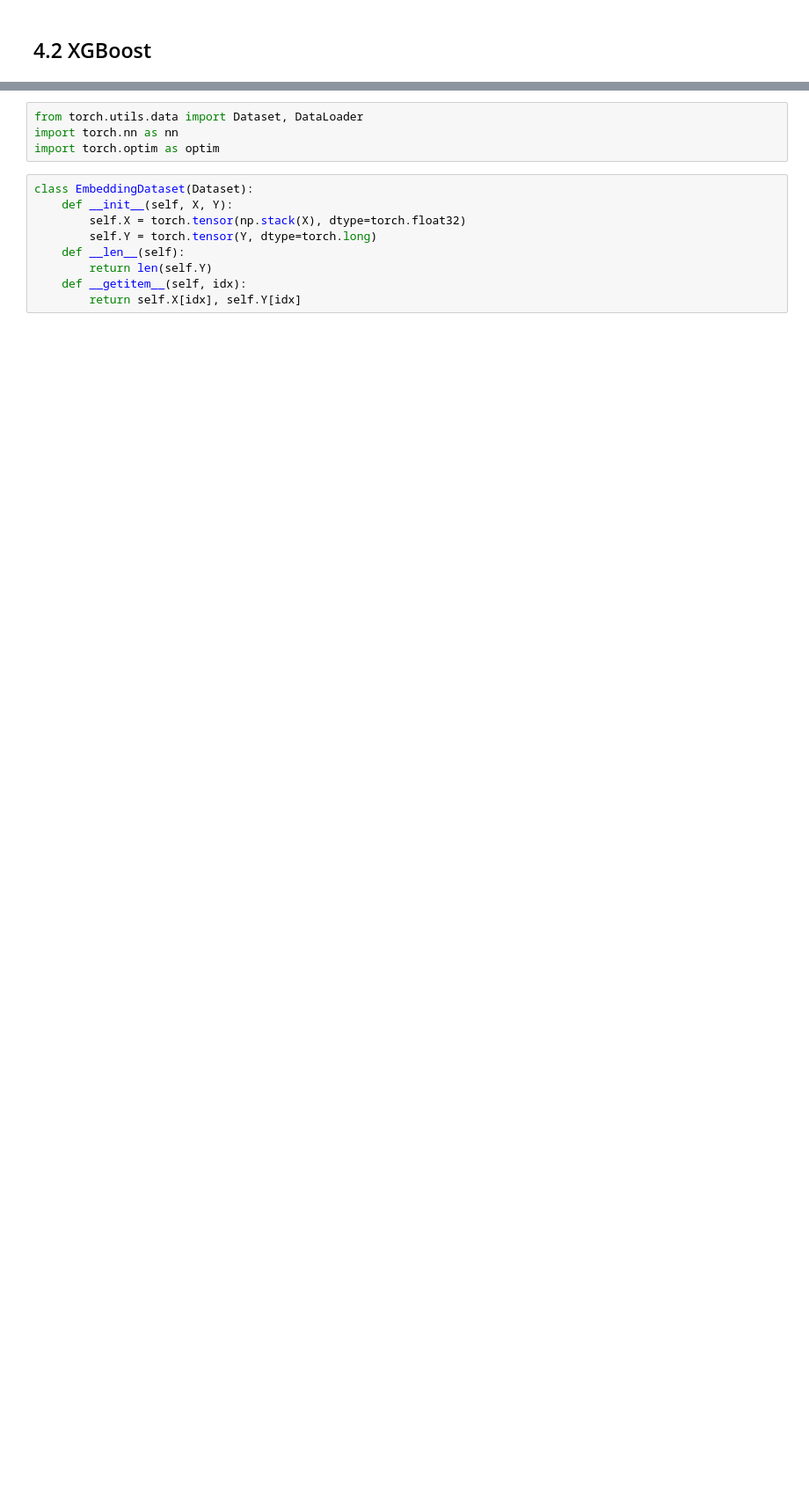
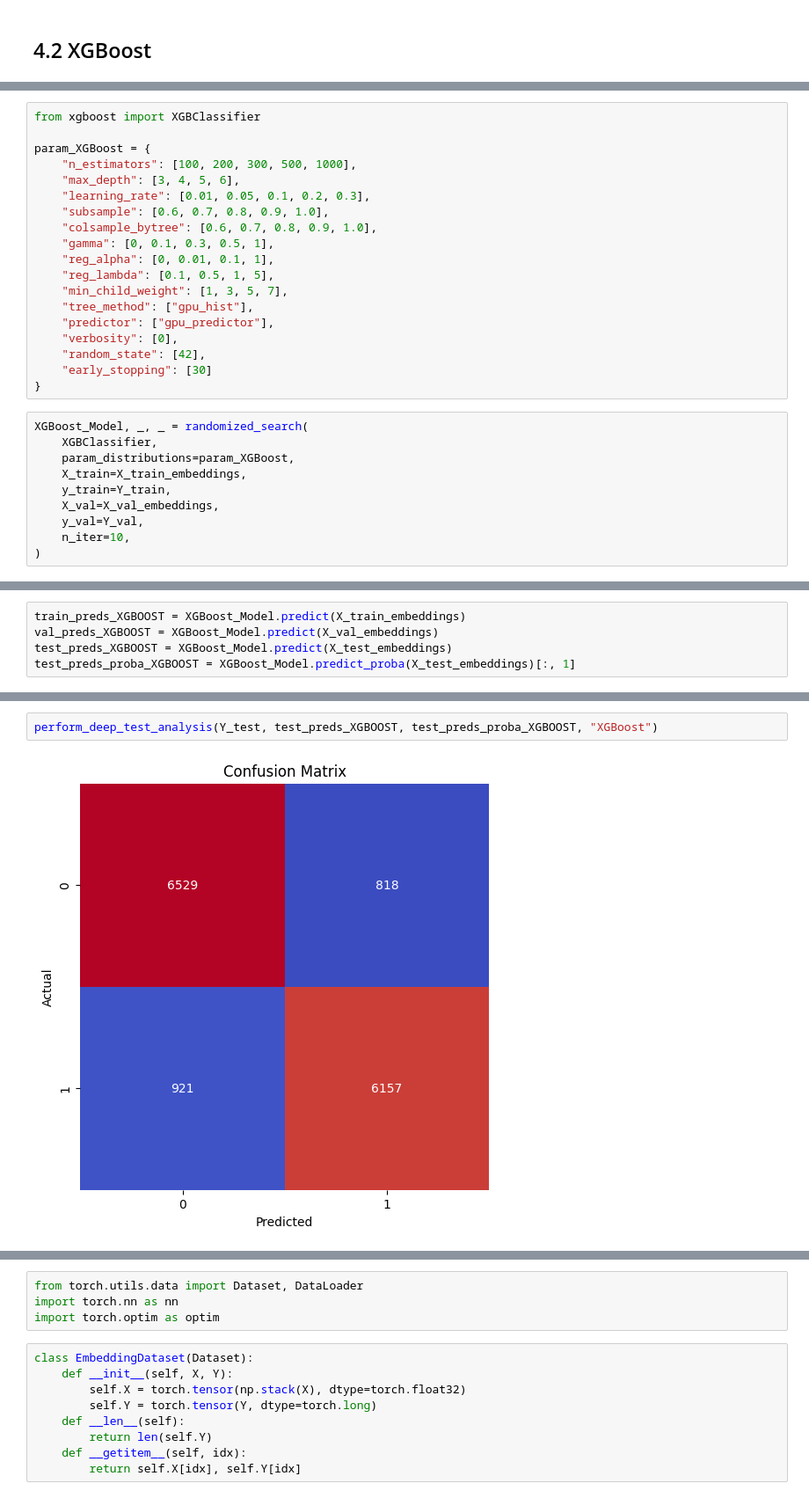
Before and after one commit to SujanNeupane42/data606_capstone_teamC, a Jupyter notebook: notebooks/classification_with_pretrained_embeddings.ipynb, the cells around one changed output, grey strips where cells are left out. Shown at 88% size. Saved outputs shown, nothing was run; the diff lists cells and outputs as text; blank space fills up the shorter version.

```diff
--- a/notebooks/classification_with_pretrained_embeddings.ipynb
+++ b/notebooks/classification_with_pretrained_embeddings.ipynb
@@ -201,0 +295,29 @@ test_preds = model.predict(X_test_embeddings)
+# %%
+from xgboost import XGBClassifier
+
+param_XGBoost = {
+    "n_estimators": [100, 200, 300, 500, 1000],
+    "max_depth": [3, 4, 5, 6],
+    "learning_rate": [0.01, 0.05, 0.1, 0.2, 0.3],
+    "subsample": [0.6, 0.7, 0.8, 0.9, 1.0],
+    "colsample_bytree": [0.6, 0.7, 0.8, 0.9, 1.0],
+    "gamma": [0, 0.1, 0.3, 0.5, 1],
+    "reg_alpha": [0, 0.01, 0.1, 1],
+    "reg_lambda": [0.1, 0.5, 1, 5],
+    "min_child_weight": [1, 3, 5, 7],
+    "tree_method": ["gpu_hist"],
+    "predictor": ["gpu_predictor"],
+    "verbosity": [0],
+    "random_state": [42],
+    "early_stopping": [30]
+}
+# %%
+XGBoost_Model, _, _ = randomized_search(
+    XGBClassifier,
+    param_distributions=param_XGBoost,
+    X_train=X_train_embeddings,
+    y_train=Y_train,
+    X_val=X_val_embeddings,
+    y_val=Y_val,
+    n_iter=10,
+)
@@ -202 +346,6 @@ test_preds = model.predict(X_test_embeddings)
+# %%
+train_preds_XGBOOST = XGBoost_Model.predict(X_train_embeddings)
+val_preds_XGBOOST = XGBoost_Model.predict(X_val_embeddings)
+test_preds_XGBOOST = XGBoost_Model.predict(X_test_embeddings)
+test_preds_proba_XGBOOST = XGBoost_Model.predict_proba(X_test_embeddings)[:, 1]
 # %%
@@ -240,0 +397,4 @@ weighted avg       0.86      0.86      0.86     14425
+# %%
+perform_deep_test_analysis(Y_test, test_preds_XGBOOST, test_preds_proba_XGBOOST, "XGBoost")
+# %% [output]
+[figure, added]
```
Also changed, not shown: parts of 89 cells of this notebook.
